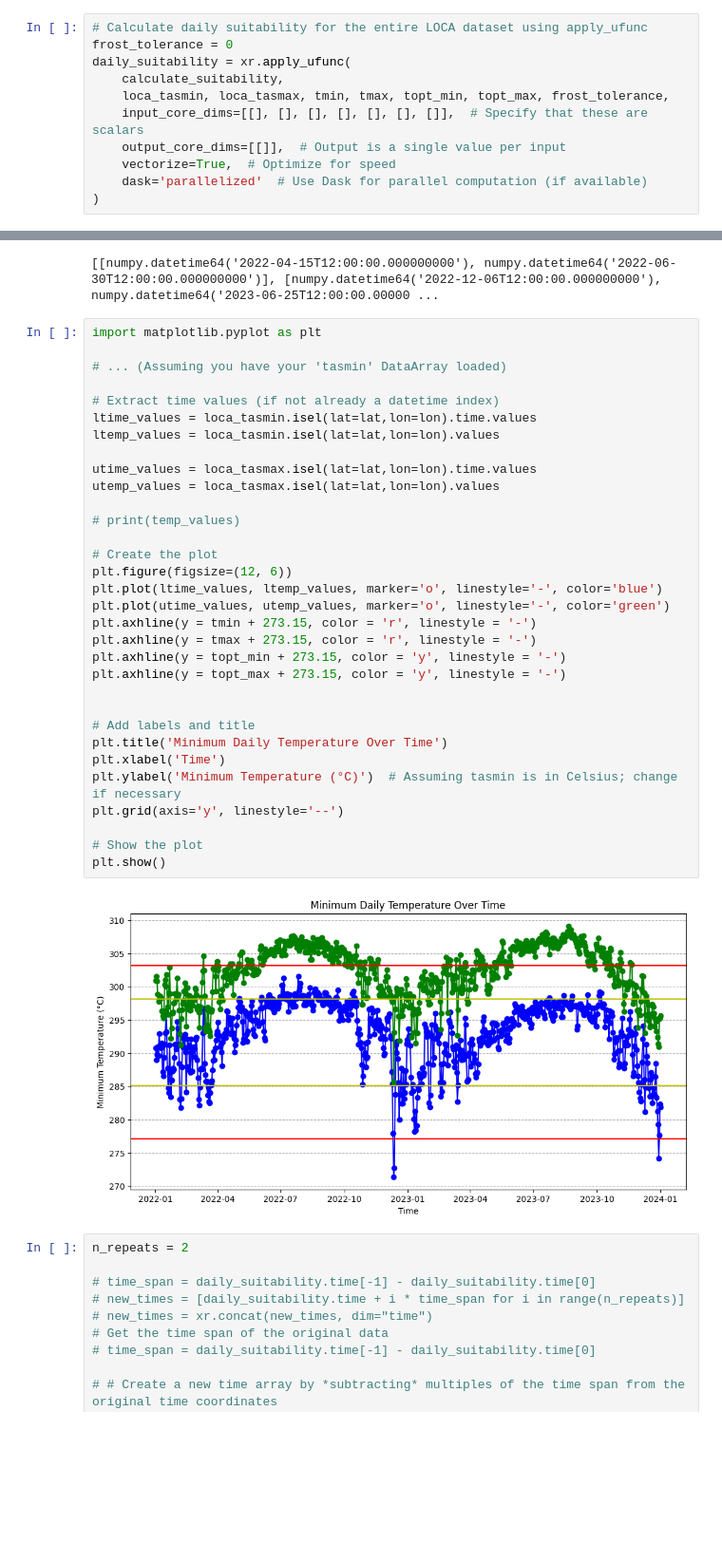
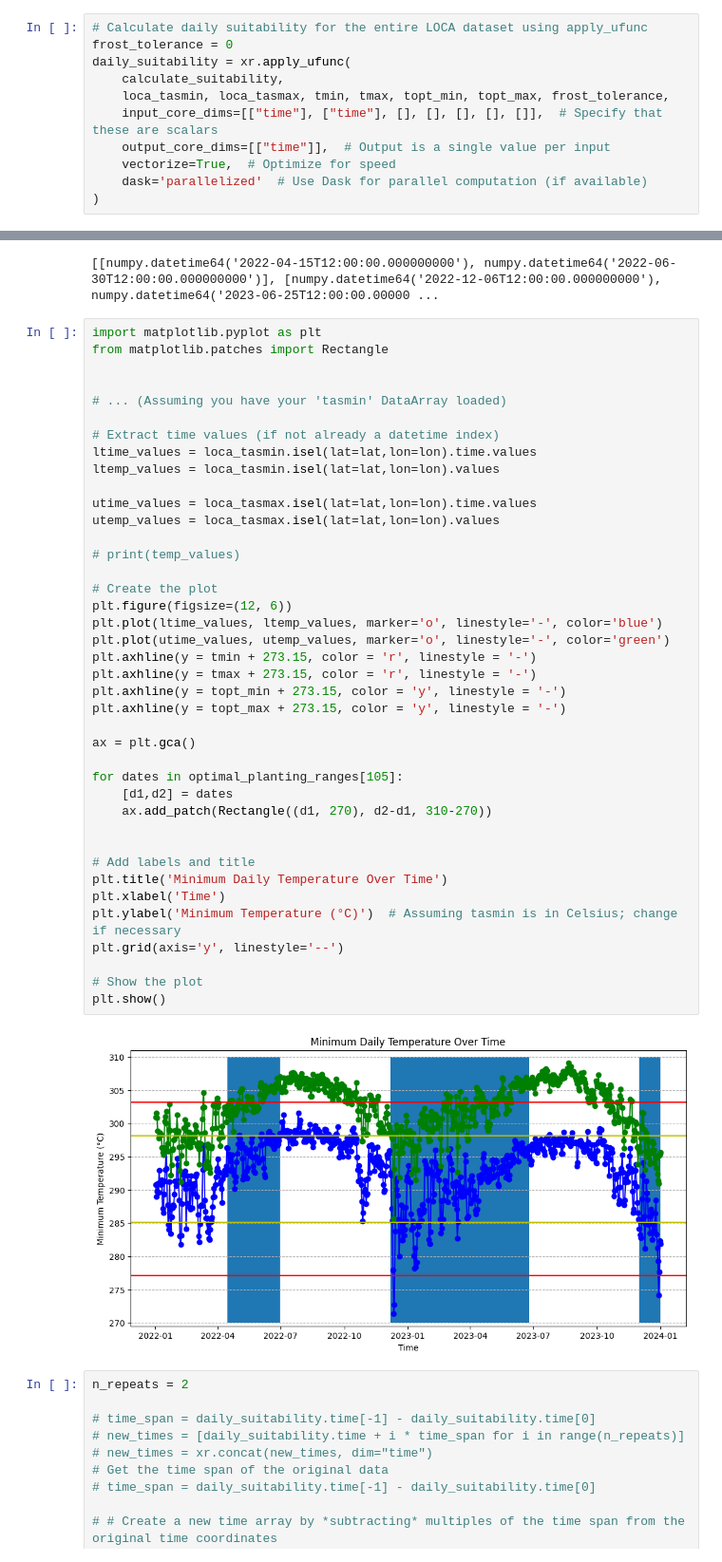
Before and after one commit to stereowrench/crop-models, a Jupyter notebook: Crop Simulations.ipynb, the cells around one changed output, grey strips where cells are left out. Shown: that part at 95% size. Cells and saved outputs as stored; diff of their text form; blank space fills up the shorter version.

```diff
--- a/Crop Simulations.ipynb
+++ b/Crop Simulations.ipynb
@@ -194,8 +194,8 @@ frost_tolerance = 0
 daily_suitability = xr.apply_ufunc(
     calculate_suitability,
     loca_tasmin, loca_tasmax, tmin, tmax, topt_min, topt_max, frost_tolerance,
-    input_core_dims=[[], [], [], [], [], [], []],  # Specify that these are scalars
-    output_core_dims=[[]],  # Output is a single value per input
+    input_core_dims=[["time"], ["time"], [], [], [], [], []],  # Specify that these are scalars
+    output_core_dims=[["time"]],  # Output is a single value per input
     vectorize=True,  # Optimize for speed
     dask='parallelized'  # Use Dask for parallel computation (if available)
 )
@@ -248,38 +248,46 @@ print(optimal_planting_ranges[105])
 [[numpy.datetime64('2022-04-15T12:00:00.000000000'), numpy.datetime64('2022-06-30T12:00:00.000000000')], [numpy.datetime64('2022-12-06T12:00:00.000000000'), numpy.datetime64('2023-06-25T12:00:00.00000 ...
 # %%
 import matplotlib.pyplot as plt
+from matplotlib.patches import Rectangle
+
 
 # ... (Assuming you have your 'tasmin' DataArray loaded)
 
 # Extract time values (if not already a datetime index)
 ltime_values = loca_tasmin.isel(lat=lat,lon=lon).time.values
 ltemp_values = loca_tasmin.isel(lat=lat,lon=lon).values
 
 utime_values = loca_tasmax.isel(lat=lat,lon=lon).time.values
 utemp_values = loca_tasmax.isel(lat=lat,lon=lon).values
 
 # print(temp_values)
 
 # Create the plot
 plt.figure(figsize=(12, 6))
 plt.plot(ltime_values, ltemp_values, marker='o', linestyle='-', color='blue')
 plt.plot(utime_values, utemp_values, marker='o', linestyle='-', color='green')
 plt.axhline(y = tmin + 273.15, color = 'r', linestyle = '-')
 plt.axhline(y = tmax + 273.15, color = 'r', linestyle = '-')
 plt.axhline(y = topt_min + 273.15, color = 'y', linestyle = '-')
 plt.axhline(y = topt_max + 273.15, color = 'y', linestyle = '-')
 
+ax = plt.gca()
+
+for dates in optimal_planting_ranges[105]:
+    [d1,d2] = dates
+    ax.add_patch(Rectangle((d1, 270), d2-d1, 310-270))
+
 
 # Add labels and title
 plt.title('Minimum Daily Temperature Over Time')
 plt.xlabel('Time')
 plt.ylabel('Minimum Temperature (°C)')  # Assuming tasmin is in Celsius; change if necessary
 plt.grid(axis='y', linestyle='--')
 
 # Show the plot
 plt.show()
 # %% [output]
-[figure, old version]
+[figure, new version]
 # %%
 n_repeats = 2
 
```
Also changed, not shown: parts of 1 cell of this notebook.
